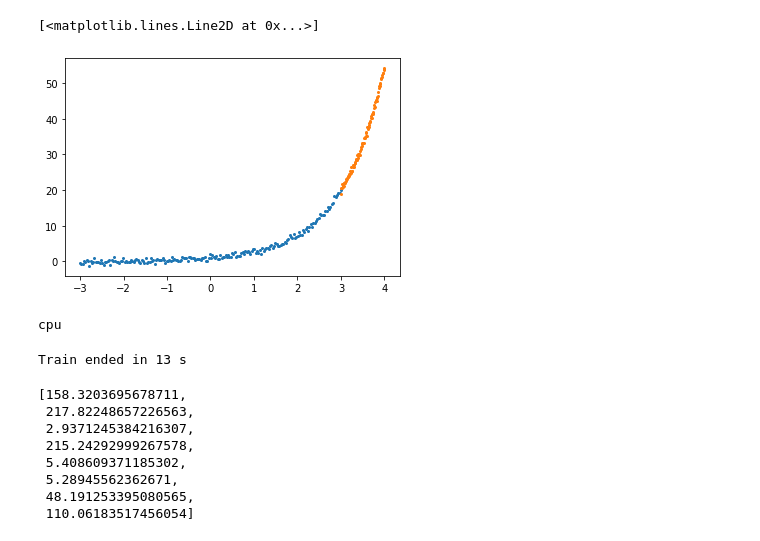
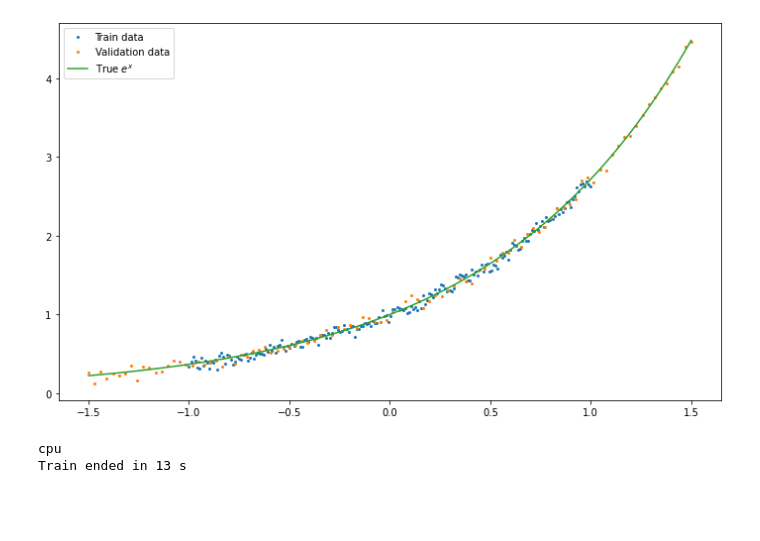
Before and after one commit to NOTfedos/nnga_course_work, a Jupyter notebook: show_results.ipynb, the cells around one changed output. Drawn from its saved outputs; the diff is of its cells as text; code cells hidden in the pictures; blank space fills up the shorter version.

```diff
--- a/show_results.ipynb
+++ b/show_results.ipynb
@@ -14,48 +14,53 @@ import time
 from random import uniform
 
 TRAIN_SIZE = 200
-LIMS = (-3, 3)
-VAL_LIMS = (3, 4)
+LIMS = (-1, 1)
+VAL_LIMS = (-1.5, 1.5)
 # %%
 x_arr = torch.linspace(*LIMS, TRAIN_SIZE)
-y_arr = torch.exp(x_arr) + torch.normal(0, 0.5, size=(TRAIN_SIZE,))
+y_arr = torch.exp(x_arr) + torch.normal(0, 0.05, size=(TRAIN_SIZE,))
 dataset = Data.TensorDataset(x_arr.unsqueeze(1), y_arr.unsqueeze(1))
 train_loader = Data.DataLoader(
 	dataset=dataset,
     batch_size=10, # Divided into batches
     shuffle=True  # Whether to disrupt the data, the default is False
 )
 
 x_val = torch.linspace(*VAL_LIMS, 100)
-y_val = torch.exp(x_val) + torch.normal(0, 0.5, size=(100,))
+y_val = torch.exp(x_val) + torch.normal(0, 0.05, size=(100,))
 dataset = Data.TensorDataset(x_val.unsqueeze(1), y_val.unsqueeze(1))
 val_loader = Data.DataLoader(
 	dataset=dataset,
     batch_size=5, # Divided into batches
     shuffle=True  # Whether to disrupt the data, the default is False
 )
 
-plt.plot(x_arr, y_arr, marker="o", lw=0, markersize=2)
-plt.plot(x_val, y_val, marker="o", lw=0, markersize=2)
+true_y = torch.exp(x_val)
+dataset = Data.TensorDataset(x_val.unsqueeze(1), true_y.unsqueeze(1))
+test_loader = Data.DataLoader(
+	dataset=dataset,
+    batch_size=1, # Divided into batches
+    shuffle=True  # Whether to disrupt the data, the default is False
+)
+
+plt.rcParams["figure.figsize"] = (12,7)
+plt.plot(x_arr, y_arr, marker="o", lw=0, markersize=2, label="Train data")
+plt.plot(x_val, y_val, marker="o", lw=0, markersize=2, label="Validation data")
+plt.plot(x_val, true_y, label=f"True $e^x$")
+plt.legend()
+plt.savefig("exp.png")
+plt.show()
 # %% [output]
-[<matplotlib.lines.Line2D at 0x...>]
-[figure, old version]
+[figure, new version]
-# %%
-env = Environment(8, train_loader, train_epochs=50, validation_loader=val_loader)
-# %% [output]
-cpu
 # %%
+env = Environment(15, train_loader, train_epochs=25, validation_loader=val_loader)
 start_time = time.time()
 env.train_epoch()
 print(f"Train ended in {int(time.time() - start_time)} s")
-env.validate_entities()
+env.validate_entities(val_loader, True)
+
+test_history = []
+test_history.append(env.validate_entities(test_loader, False))
 # %% [output]
+cpu
 Train ended in 13 s
-[158.3203695678711,
- 217.82248657226563,
- 2.9371245384216307,
- 215.24292999267578,
- 5.408609371185302,
- 5.28945562362671,
- 48.191253395080565,
- 110.06183517456054]
```
Also changed, not shown: parts of 15 cells of this notebook, 25 other files.
